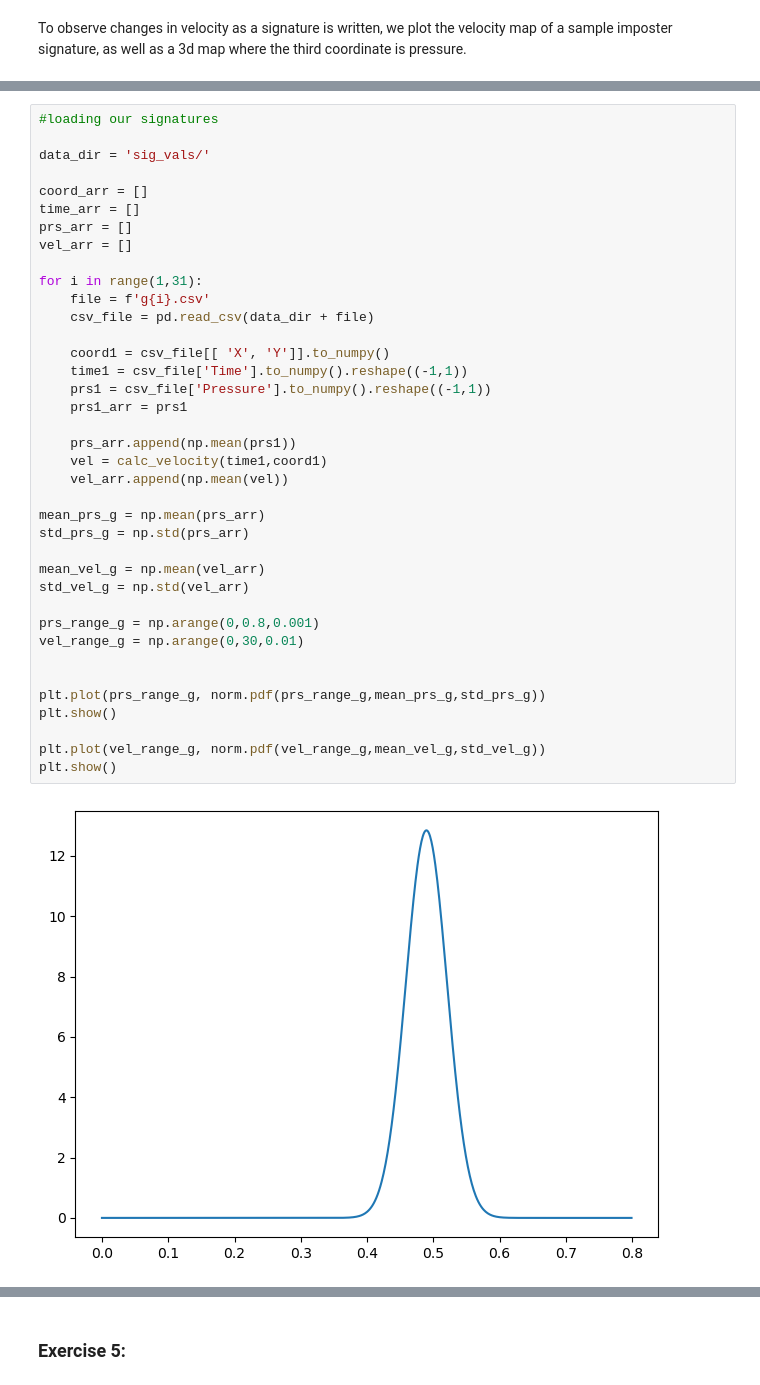
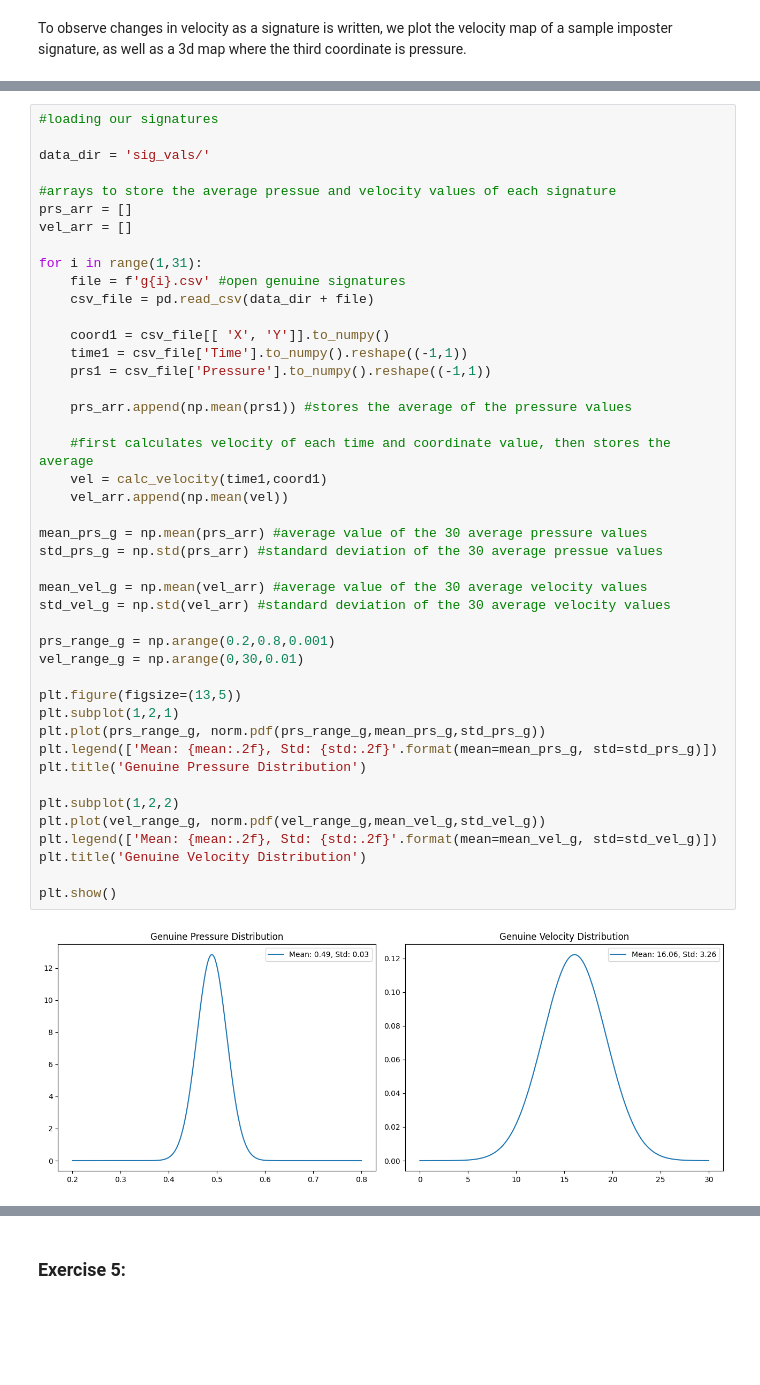
Before and after one commit to Abid-Al-Labib/ENCM-509, a Jupyter notebook: lab 2/Lab02.ipynb, the cells around one changed output, grey strips where cells are left out. Drawn from its saved outputs; the diff is of its cells as text; blank space fills up the shorter version.

Commit message:
explanations for ex4-5, changes to plots

```diff
--- a/lab 2/Lab02.ipynb
+++ b/lab 2/Lab02.ipynb
@@ -183,40 +193,46 @@ To observe changes in velocity as a signature is written, we plot the velocity m
 # %%
 #loading our signatures
 
 data_dir = 'sig_vals/'
 
-coord_arr = []
-time_arr = []
+#arrays to store the average pressue and velocity values of each signature
 prs_arr = []
 vel_arr = []
 
 for i in range(1,31):
-    file = f'g{i}.csv'
+    file = f'g{i}.csv' #open genuine signatures
     csv_file = pd.read_csv(data_dir + file)
 
     coord1 = csv_file[[ 'X', 'Y']].to_numpy()
     time1 = csv_file['Time'].to_numpy().reshape((-1,1))
     prs1 = csv_file['Pressure'].to_numpy().reshape((-1,1))
-    prs1_arr = prs1
 
-    prs_arr.append(np.mean(prs1))
+    prs_arr.append(np.mean(prs1)) #stores the average of the pressure values
+
+    #first calculates velocity of each time and coordinate value, then stores the average
     vel = calc_velocity(time1,coord1)
     vel_arr.append(np.mean(vel))
 
-mean_prs_g = np.mean(prs_arr)
-std_prs_g = np.std(prs_arr)
+mean_prs_g = np.mean(prs_arr) #average value of the 30 average pressure values
+std_prs_g = np.std(prs_arr) #standard deviation of the 30 average pressue values
 
-mean_vel_g = np.mean(vel_arr)
-std_vel_g = np.std(vel_arr)
+mean_vel_g = np.mean(vel_arr) #average value of the 30 average velocity values
+std_vel_g = np.std(vel_arr) #standard deviation of the 30 average velocity values
 
-prs_range_g = np.arange(0,0.8,0.001)
+prs_range_g = np.arange(0.2,0.8,0.001)
 vel_range_g = np.arange(0,30,0.01)
 
+plt.figure(figsize=(13,5))
+plt.subplot(1,2,1)
+plt.plot(prs_range_g, norm.pdf(prs_range_g,mean_prs_g,std_prs_g))
+plt.legend(['Mean: {mean:.2f}, Std: {std:.2f}'.format(mean=mean_prs_g, std=std_prs_g)])
+plt.title('Genuine Pressure Distribution')
 
-plt.plot(prs_range_g, norm.pdf(prs_range_g,mean_prs_g,std_prs_g))
+plt.subplot(1,2,2)
+plt.plot(vel_range_g, norm.pdf(vel_range_g,mean_vel_g,std_vel_g))
+plt.legend(['Mean: {mean:.2f}, Std: {std:.2f}'.format(mean=mean_vel_g, std=std_vel_g)])
+plt.title('Genuine Velocity Distribution')
+
 plt.show()
-
-plt.plot(vel_range_g, norm.pdf(vel_range_g,mean_vel_g,std_vel_g))
-plt.show()
 # %% [output]
-[figure, old version]
+[figure, new version]
```
Also changed, not shown: parts of 14 cells of this notebook.
